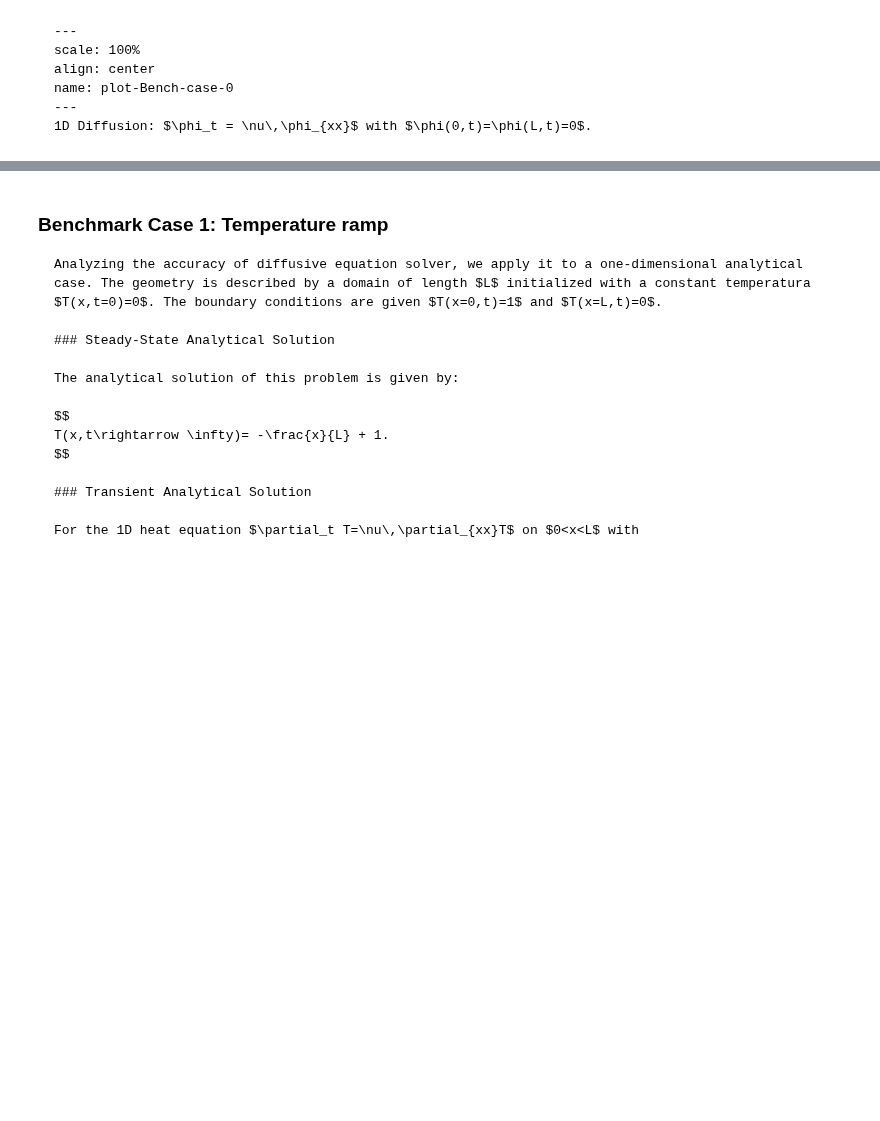
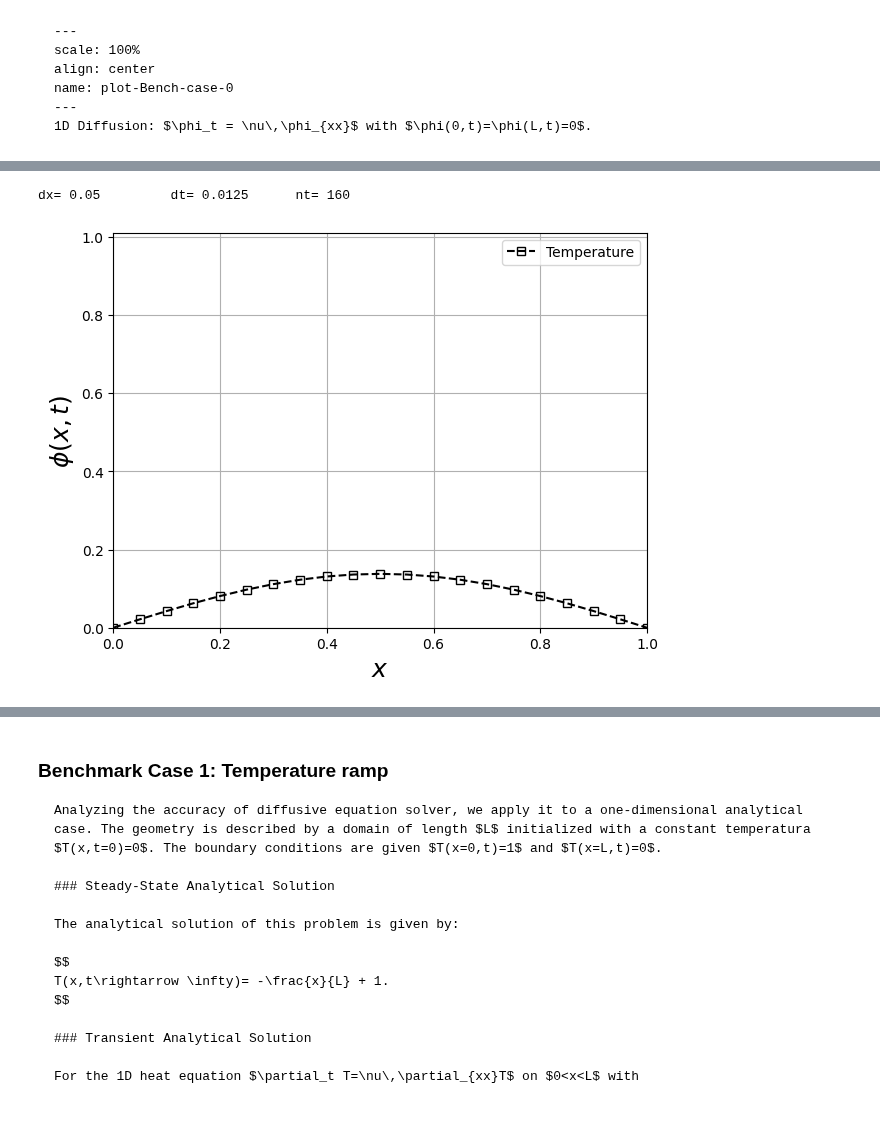
Before and after one commit to Ricardoleite/Bazarin-R.L.M.-AcademicDocumentation, a Jupyter notebook: docs/source/LBM-Study/Diffusive-Equation.ipynb, the cells around one changed output, grey strips where cells are left out. Drawn from its saved outputs; the diff is of its cells as text; code cells hidden in the pictures; blank space fills up the shorter version.

```diff
--- a/docs/source/LBM-Study/Diffusive-Equation.ipynb
+++ b/docs/source/LBM-Study/Diffusive-Equation.ipynb
@@ -347,0 +403,36 @@ name: plot-Bench-case-0
+# %%
+import numpy as np
+import matplotlib.pyplot as plt
+#***************************************InputParameters************************************************
+Nx=21 #Square Domain Length
+#***************************************Lattice-Properties-D1Q3*************************************************
+L = 1.0            # Length of the domain
+nu = 0.1/1.0           # Diffusion coefficient
+t = 2.0             # Total simulation time
+dx = L / (Nx-1)       # Spatial step size
+c=1.0*2**(2)            # c=dx/dt
+dt=dx/c             # Time step size
+nt = int(t / dt)    # Time step number
+print('dx=',dx,'\t dt=',dt,'\t nt=',nt)
+#***************************************LBM-Scale************************************************
+Tf = np.zeros((Nx),dtype="float64")
+x = np.linspace(0, Nx-1, Nx)
+Tf = np.sin(np.pi * x / (Nx-1))
+Tfp = np.zeros((Nx),dtype="float64")
+for t in range(nt):
+    Tfp[:]=Tf[:] + dt * nu * ( np.roll(Tf[:], 1, axis=0) -2.0*Tf[:] + np.roll(Tf[:], -1, axis=0) ) / dx**2
+    Tf[:]=Tfp[:]
+    Tf[0]= 0.0
+    Tf[Nx-1]= 0.0
+xl = np.linspace(0, L, Nx)
+plt.plot(xl, Tf, 'ks--' ,label='Temperature',fillstyle='none')
+plt.xlabel(r"$x$",fontsize=18)
+plt.ylabel(r"$\phi(x,t)$",fontsize=18)
+plt.legend()
+plt.xlim(0,1)
+plt.ylim(0,1.01)
+plt.grid(True)
+plt.tight_layout()
+# %% [output]
+dx= 0.05         dt= 0.0125      nt= 160
+[figure, added]
```
Also changed, not shown: parts of 4 cells of this notebook, 1 other file.
